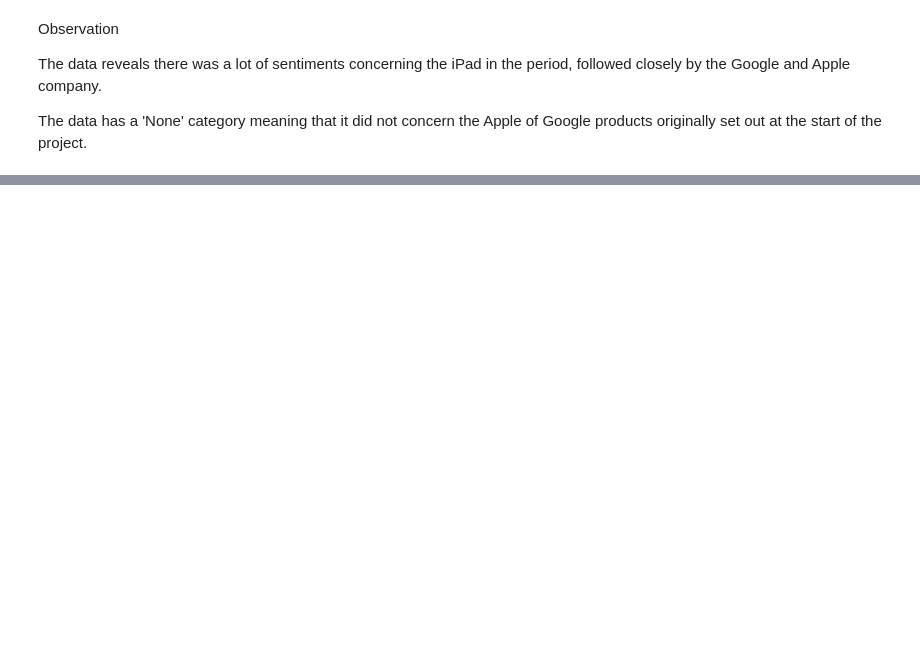
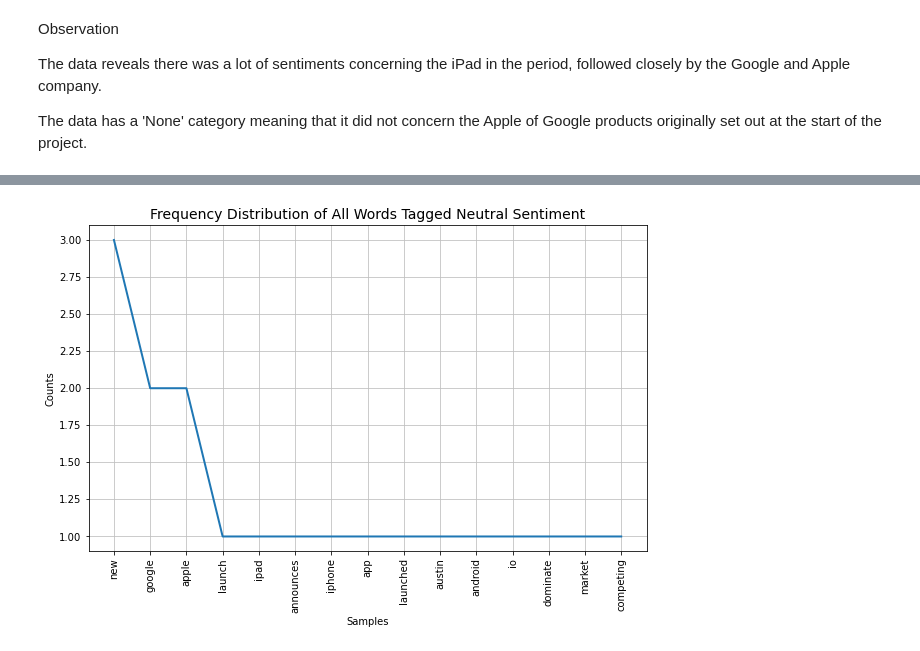
Before and after one commit to George-Chira/twitter-sentiment-analysis, a Jupyter notebook: notebooks/George.ipynb, the cells around one changed output, grey strips where cells are left out. Saved outputs shown, nothing was run; the diff lists cells and outputs as text; code cells hidden in the pictures; blank space fills up the shorter version.

```diff
--- a/notebooks/George.ipynb
+++ b/notebooks/George.ipynb
@@ -456,0 +581,88 @@ The data has a 'None' category meaning that it did not concern the Apple of Goog
+# %%
+import pandas as pd
+import re
+import string
+import matplotlib.pyplot as plt
+import nltk
+from nltk.probability import FreqDist
+from nltk.corpus import stopwords
+from nltk.stem import WordNetLemmatizer
+
+# Ensure you have these NLTK resources
+nltk.download('punkt')
+nltk.download('averaged_perceptron_tagger')
+nltk.download('wordnet')
+nltk.download('stopwords')
+
+# Sample DataFrame (replace this with your actual data)
+data = {
+    'tweet': [
+        "Google launches new iPad.",
+        "Apple announces new iPhone.",
+        "New app launched in Austin.",
+        "Android and iOS dominate the market.",
+        "Google and Apple are competing."
+    ],
+    'emotion': ['Neutral emotion', 'Neutral emotion', 'Neutral emotion', 'Neutral emotion', 'Neutral emotion']
+}
+
+df = pd.DataFrame(data)
+
+# Initialize stopwords and lemmatizer
+stop_words = set(stopwords.words('english') + ['sxsw', 'sxswi', 'link', 'rt'])
+lemmatizer = WordNetLemmatizer()
+
+def lemmatize_tweet(text):
+    # Remove URLs
+    text = re.sub(r'http\S+', '', text)
+    # Remove mentions
+    text = re.sub(r'@\w+', '', text)
+    # Remove hashtags (keep the text after the #)
+    text = re.sub(r'#', '', text)
+    # Remove special characters like "&quot;"
+    text = re.sub(r'&\w+;', '', text)
+    # Remove punctuation
+    text = "".join([char for char in text if char not in string.punctuation])
+    # Tokenize text
+    tokens = re.split('\W+', text.lower())
+    # Remove stopwords and lemmatize the tokens
+    tokens = [lemmatizer.lemmatize(word) for word in tokens if word not in stop_words]
+    # Remove extra white spaces
+    tokens = [word.strip() for word in tokens if word.strip() != '']
+    # Remove numbers
+    tokens = [word for word in tokens if not word.isdigit()]
+    # Tag parts of speech
+    pos_tags = nltk.pos_tag(tokens)
+    # Filter tokens to retain only nouns, adjectives, verbs, and adverbs
+    important_pos = {'NN', 'NNS', 'NNP', 'NNPS', 'JJ', 'JJR', 'JJS', 'VB', 'VBD', 'VBG', 'VBN', 'VBP', 'VBZ', 'RB', 'RBR', 'RBS'}
+    tokens = [word for word, tag in pos_tags if tag in important_pos]
+    return tokens
+
+# Apply the lemmatization function to the 'tweet' column
+df['lemmatized_tweet'] = df['tweet'].apply(lambda x: lemmatize_tweet(x))
+
+def plot_fdist(sentiment=None, title="Frequency Distribution of All Words", df=df):
+    """
+    This function creates a Frequency Distribution plot depending on the sentiment chosen.
+    """
+    if sentiment is None:
+        lemmatized_tweet = df['lemmatized_tweet']
+        # Flatten the list
+        flattened_lemmatized_tweet = [token for sublist in lemmatized_tweet for token in sublist]
+    else:
+        lemmatized_tweet = df[df['emotion'] == sentiment]['lemmatized_tweet']
+        # Flatten the list
+        flattened_lemmatized_tweet = [token for sublist in lemmatized_tweet for token in sublist]
+
+    # Create the frequency distribution
+    fdist = FreqDist(flattened_lemmatized_tweet)
+
+    # Plot the frequency distribution
+    plt.figure(figsize=(10, 6))
+    plt.title(title, fontsize=14)
+    fdist.plot(30)
+    plt.show()
+
+# Call the function to plot for "Neutral emotion"
+plot_fdist(sentiment="Neutral emotion", title="Frequency Distribution of All Words Tagged Neutral Sentiment")
+# %% [output]
@@ -456,0 +682 @@ The data has a 'None' category meaning that it did not concern the Apple of Goog
+[figure, added]
```
Also changed, not shown: parts of 19 cells of this notebook.
